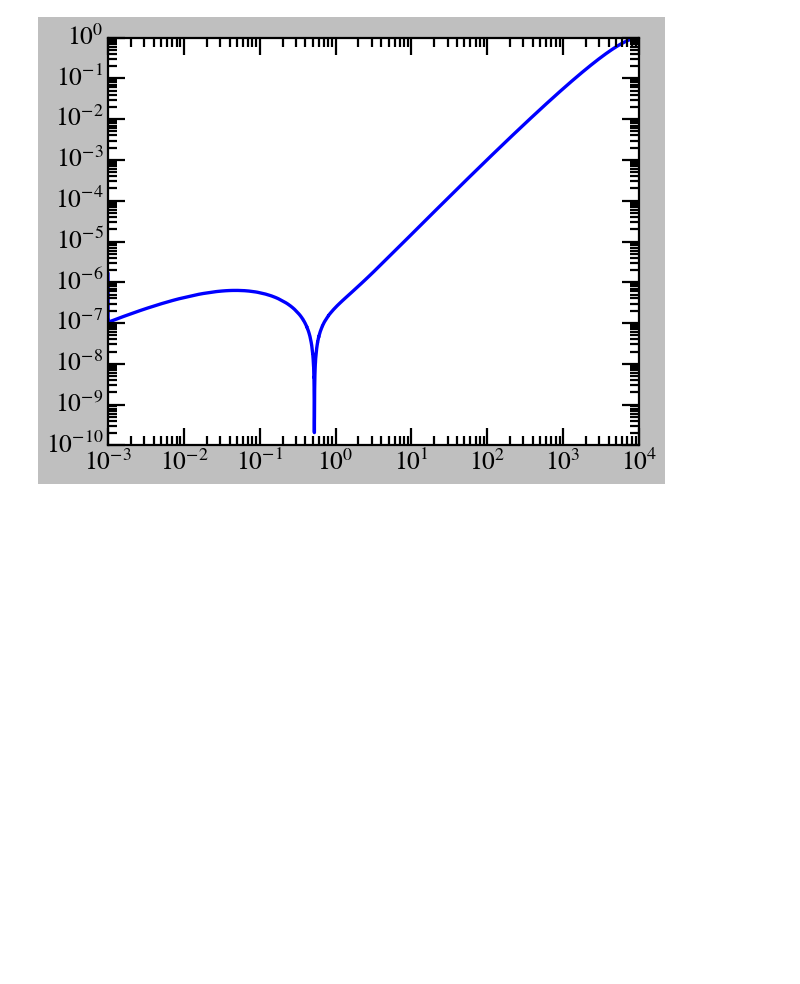
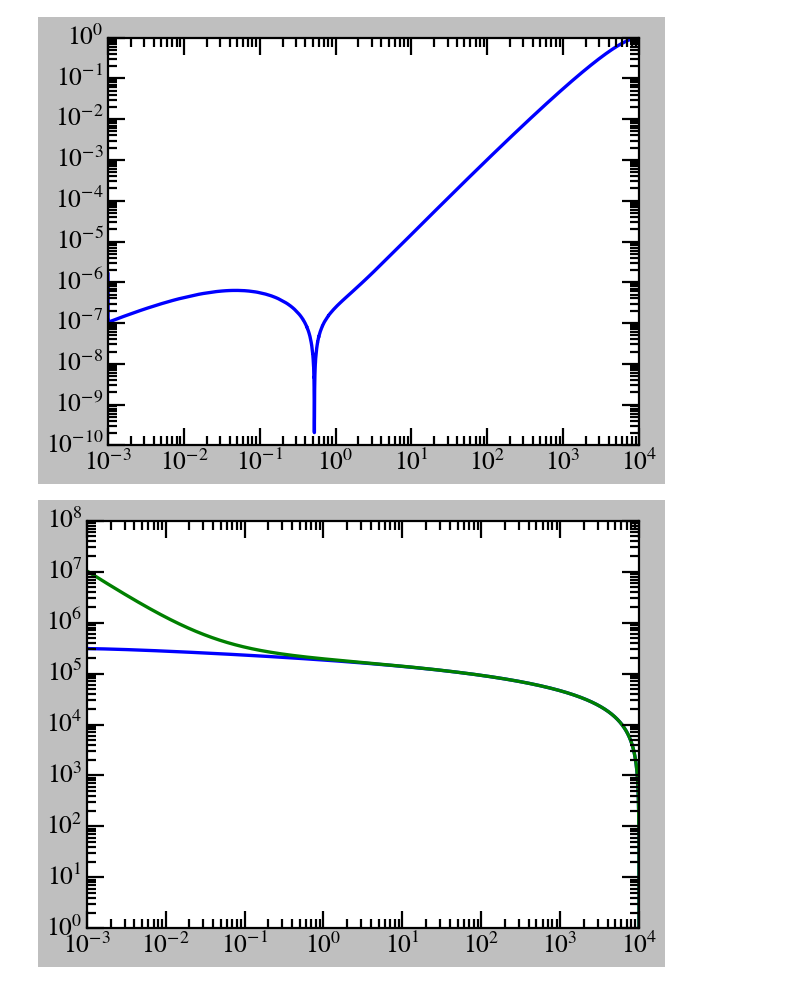
Before and after one commit to vinh-qtran/TidalDisruptionLRD, a Jupyter notebook: nbs/test.ipynb, the cells around one changed output. Drawn from its saved outputs; the diff is of its cells as text; code cells hidden in the pictures; blank space fills up the shorter version.

```diff
--- a/nbs/test.ipynb
+++ b/nbs/test.ipynb
@@ -65,3 +63,17 @@ plt.tight_layout()
 plt.show()
 # %% [output]
 [figure]
+# %%
+plt.plot(
+    isothermal_sphere.r_bins / isothermal_sphere.r_h,
+    -isothermal_sphere.stellar_phi_bins,
+)
+plt.plot(isothermal_sphere.r_bins / isothermal_sphere.r_h, -isothermal_sphere.phi_bins)
+
+plt.xscale("log")
+plt.yscale("log")
+
+plt.tight_layout()
+plt.show()
+# %% [output]
+[figure, added]
```
Also changed, not shown: parts of 1 cell of this notebook, 3 other files.
